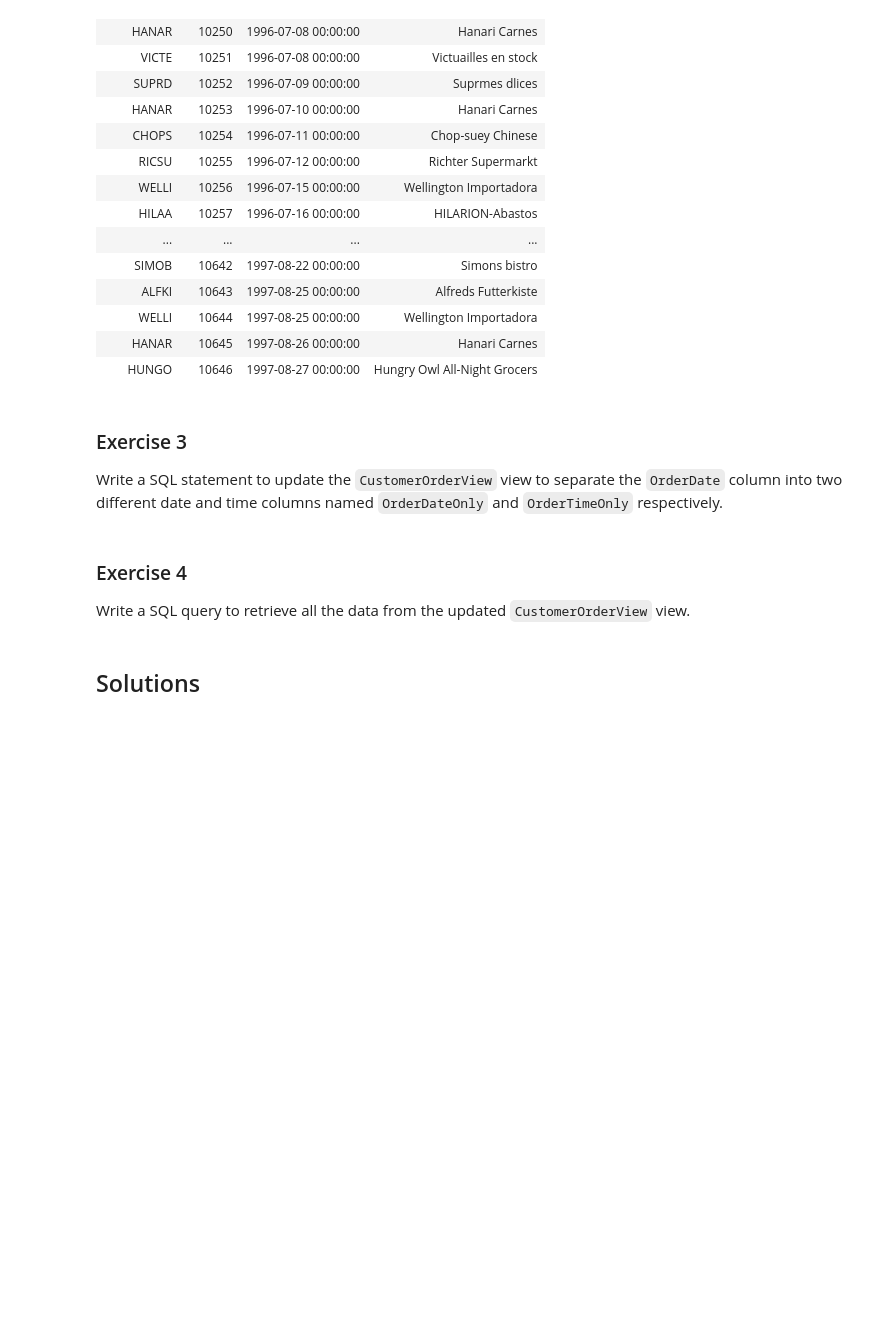
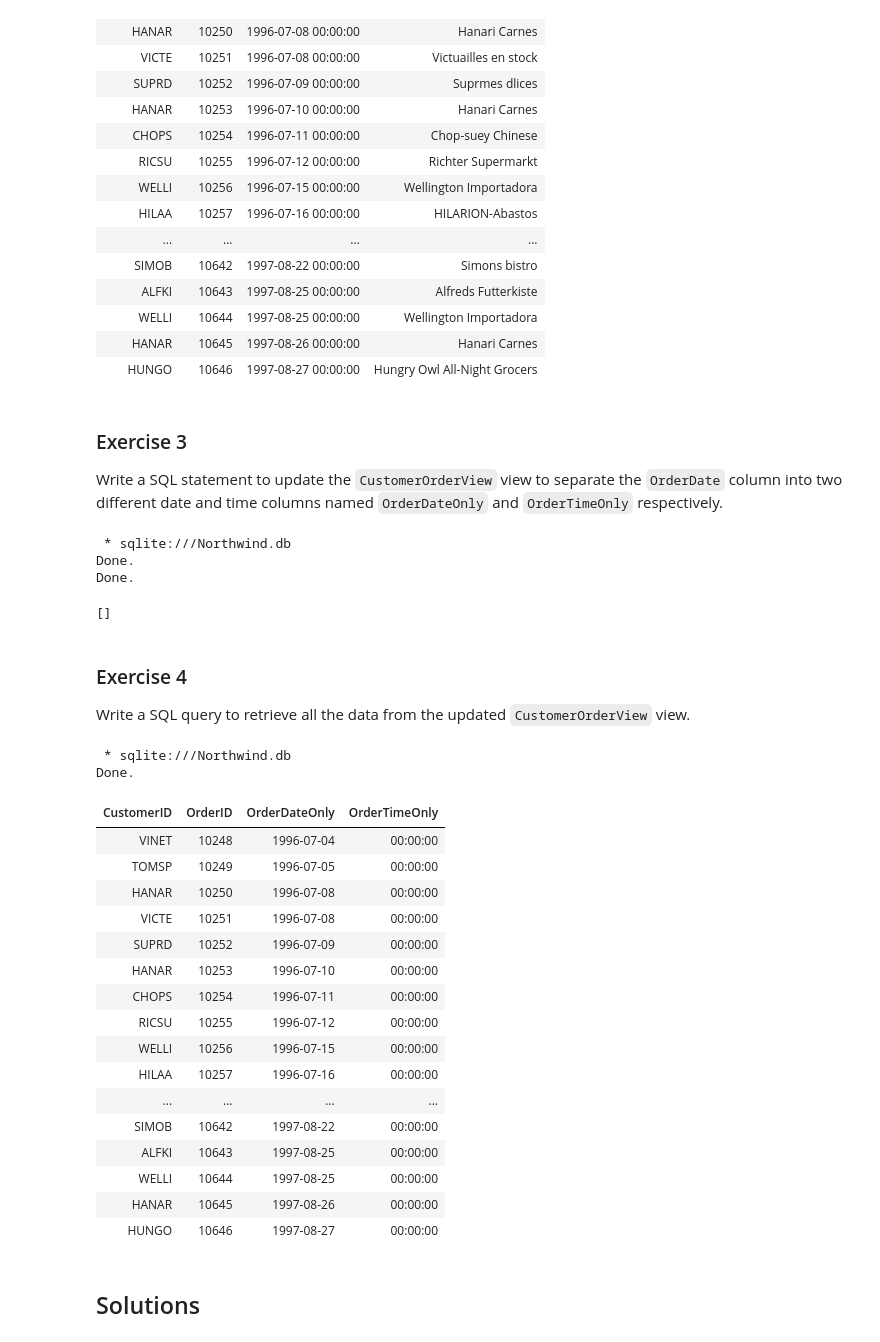
Before and after one commit to RealElvince/northwind-project-2, a Jupyter notebook: Creating Views 2 [Exercise].ipynb, the cells around one changed output. Drawn from its saved outputs; the diff is of its cells as text; code cells hidden in the pictures; blank space fills up the shorter version.

Commit message:
code refactor and query customerorderview

```diff
--- a/Creating Views 2 [Exercise].ipynb
+++ b/Creating Views 2 [Exercise].ipynb
@@ -103,14 +103,56 @@ Done.
 
 Write a SQL statement to update the `CustomerOrderView` view to separate the `OrderDate` column into two different date and time columns named `OrderDateOnly` and `OrderTimeOnly` respectively.
 # %%
-# Add your code here
+%%sql
+DROP VIEW IF EXISTS CustomerOrderView;
+CREATE VIEW CustomerOrderView AS
+SELECT
+    c.CustomerId,
+    o.OrderId,
+    DATE(o.OrderDate) AS OrderDateOnly,
+    TIME(o.OrderDate) AS OrderTimeOnly
+FROM
+    Customers c
+JOIN
+    Orders o
+ON
+    c.CustomerId = o.CustomerId;
+# %% [output]
+ * sqlite:///Northwind.db
+Done.
+Done.
+[]
 # %% [markdown]
 ### Exercise 4
 
 
 Write a SQL query to retrieve all the data from the updated `CustomerOrderView` view.
 # %%
-# Add your code here
+%%sql
+SELECT
+    *
+FROM
+    CustomerOrderView;
+# %% [output]
+ * sqlite:///Northwind.db
+Done.
+| CustomerID | OrderID | OrderDateOnly | OrderTimeOnly |
+| VINET | 10248 | 1996-07-04 | 00:00:00 |
+| TOMSP | 10249 | 1996-07-05 | 00:00:00 |
+| HANAR | 10250 | 1996-07-08 | 00:00:00 |
+| VICTE | 10251 | 1996-07-08 | 00:00:00 |
+| SUPRD | 10252 | 1996-07-09 | 00:00:00 |
+| HANAR | 10253 | 1996-07-10 | 00:00:00 |
+| CHOPS | 10254 | 1996-07-11 | 00:00:00 |
+| RICSU | 10255 | 1996-07-12 | 00:00:00 |
+| WELLI | 10256 | 1996-07-15 | 00:00:00 |
+| HILAA | 10257 | 1996-07-16 | 00:00:00 |
+| ... | ... | ... | ... |
+| SIMOB | 10642 | 1997-08-22 | 00:00:00 |
+| ALFKI | 10643 | 1997-08-25 | 00:00:00 |
+| WELLI | 10644 | 1997-08-25 | 00:00:00 |
+| HANAR | 10645 | 1997-08-26 | 00:00:00 |
+| HUNGO | 10646 | 1997-08-27 | 00:00:00 |
 # %% [markdown]
 ## Solutions
 # %% [markdown]
```
Also changed, not shown: 1 other file.
